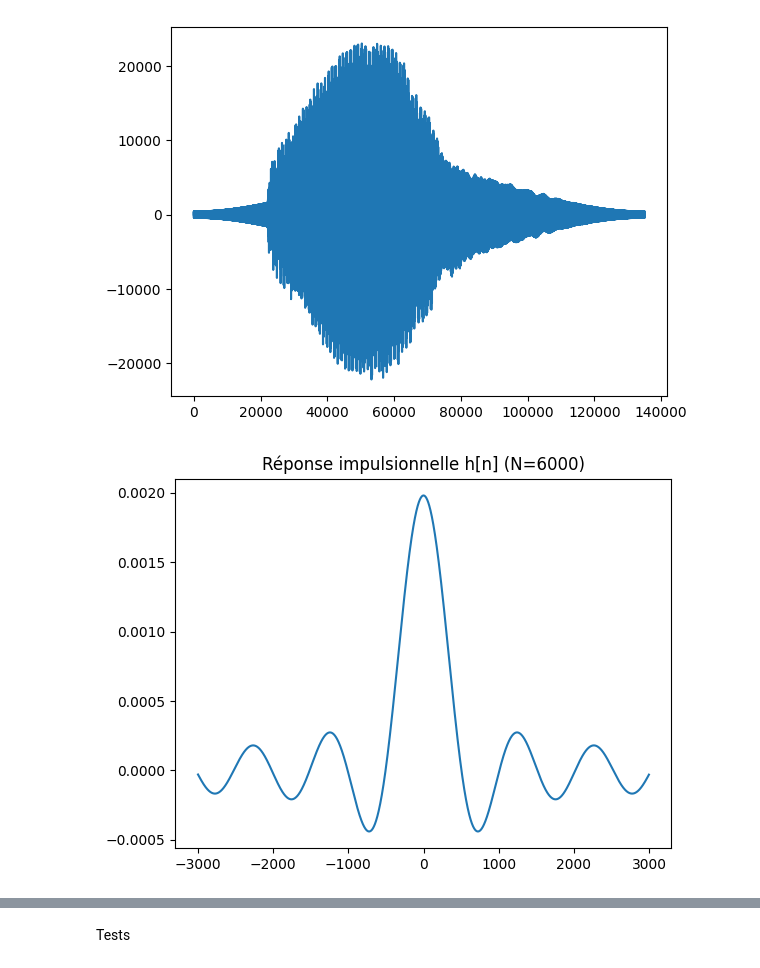
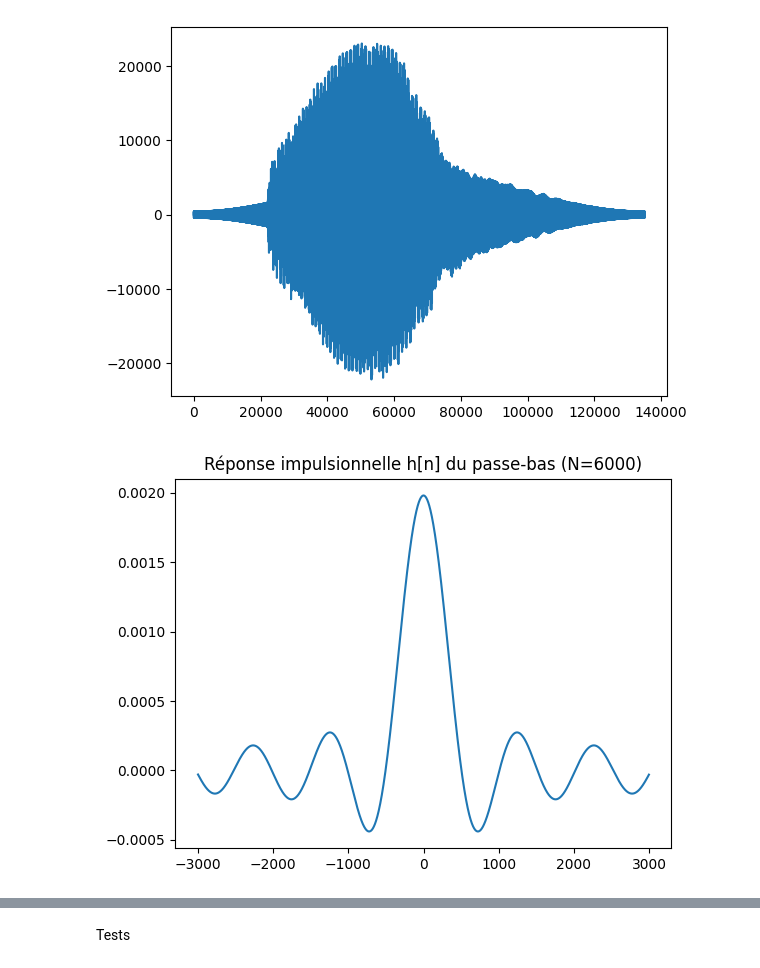
Before and after one commit to jactymilena/APP3_S5, a Jupyter notebook: problematique.ipynb, the cells around one changed output, grey strips where cells are left out. Cells and saved outputs as stored; diff of their text form; code cells hidden in the pictures.

```diff
--- a/problematique.ipynb
+++ b/problematique.ipynb
@@ -176,35 +176,35 @@ plt.show()
 # %%
 # Paramètres
 N = 6000
 fc_0 = 1000
 fc_1 = 40
 fe = samplerate
 n = np.arange(0 - (N / 2), (N / 2))
 m = (N * fc_1) / fe
 k = (2 * m) + 1
 
 # Normalisation des fréquences
 w_0 = (2 * np.pi * fc_0) / fe
 w_1 = (2 * np.pi * fc_1) / fe
 
 # Réponse impulsionnelle du filtre passe-bas
 h_lp = [1 / N * (np.sin(math.pi * n[i] * k / N) / np.sin(math.pi * n[i] / N)) if n[i] != 0 else k/N for i in range(N)]
 
 # FFT du filtre passe-bas et transformation en dB
 hfft_pb = np.fft.fft(h_lp)
 h_db = 20 * np.log10(np.abs(hfft_pb))
 
 # Representation Graphique
-plt.title(f"Réponse impulsionnelle h[n] (N={N})")
+plt.title(f"Réponse impulsionnelle h[n] du passe-bas (N={N})")
 plt.plot(n, h_lp)
 plt.show()
 
 # plt.title(f"Amplitude (N={N})")
 # plt.xlim(0, math.pi)
 # plt.plot(w, h_db)
 # plt.show()
 # %% [output]
-[figure, old version]
+[figure, new version]
 # %%
 # Passe-bas -> Coupe-Bande
 h_cb = []
```
Also changed, not shown: parts of 1 cell of this notebook, 1 other file.
